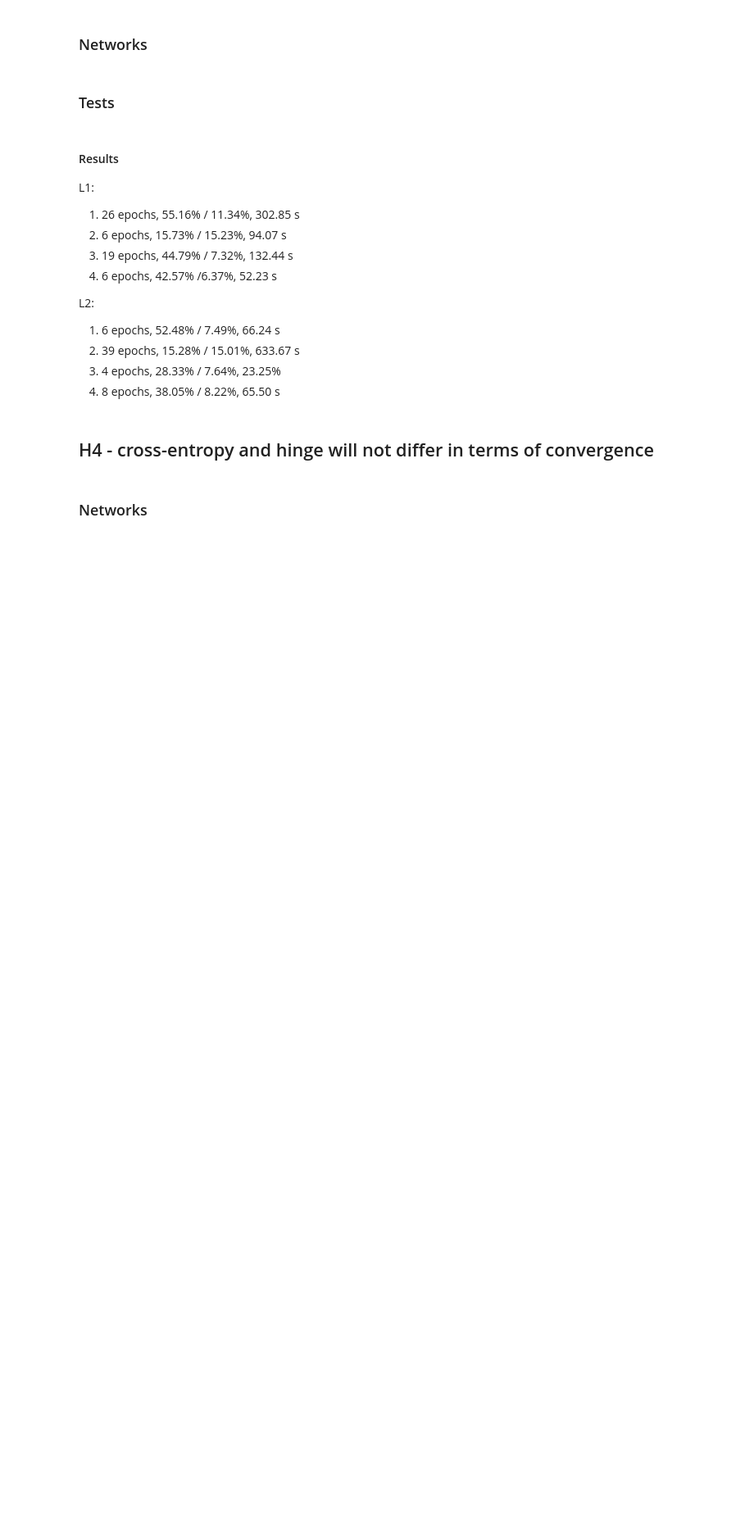
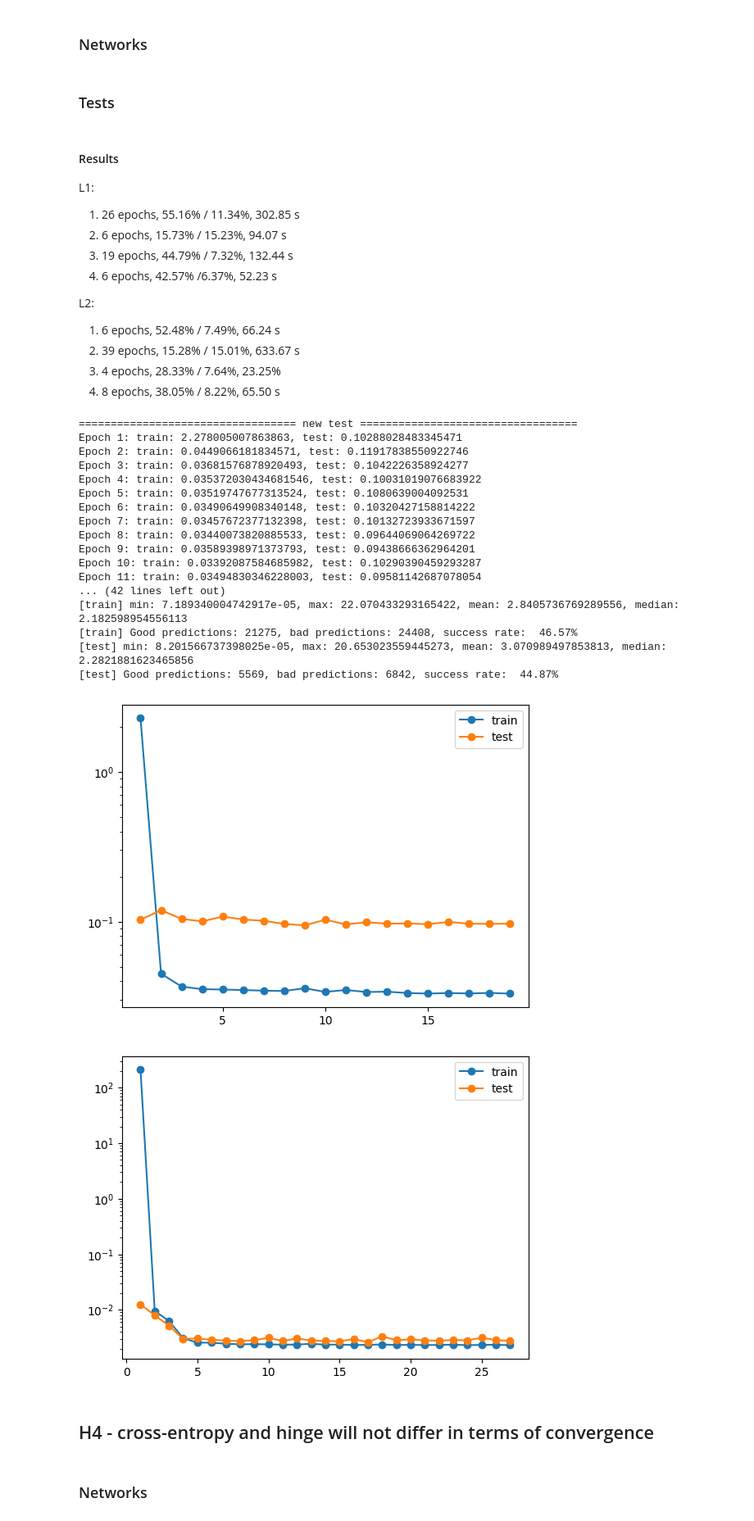
Before and after one commit to nargatte/sieci_neuronowe_3, a Jupyter notebook: tests.ipynb, the cells around one changed output. Shown: that part at 82% size. Cells and saved outputs as stored; diff of their text form; code cells hidden in the pictures; blank space fills up the shorter version.

Commit message:
few more tests

```diff
--- a/tests.ipynb
+++ b/tests.ipynb
@@ -482,6 +482,33 @@ def get_h3_net_4(loss):
     output = nn.FullConnectLayer(output, 1, d.linear, rng, 1)
 
     return nn.NeuralNetwork(output, loss, rng)
+
+def get_h3_net_5(loss):
+    rng = np.random.default_rng(1)
+
+    d1 = nn.InputLayer(120, "d1")
+    d1 = nn.FullConnectLayer(d1, 120, d.relu, rng, 0.8)
+    d2 = nn.InputLayer(120, "d2")
+    d2 = nn.FullConnectLayer(d2, 120, d.relu, rng, 0.8)
+    d3 = nn.InputLayer(120, "d3")
+    d3 = nn.FullConnectLayer(d3, 120, d.relu, rng, 0.8)
+    days = nn.MergeLayer([d1, d2, d3])
+
+    date = nn.InputLayer(1, "date")
+    coords = nn.InputLayer(2, "coords")
+    city_one_hot = nn.InputLayer(36, "city_one_hot")
+    city = nn.MergeLayer([date, coords, city_one_hot])
+
+    output = nn.MergeLayer([days, city])
+    output = nn.FullConnectLayer(output, 499, d.relu, rng, 0.8)
+    output = nn.FullConnectLayer(output, 499, d.relu, rng, 0.7)
+    output = nn.FullConnectLayer(output, 350, d.relu, rng, 0.6)
+    output = nn.FullConnectLayer(output, 250, d.relu, rng, 0.6)
+    output = nn.FullConnectLayer(output, 100, d.relu, rng, 0.6)
+    output = nn.FullConnectLayer(output, 40, d.relu, rng, 0.5)
+    output = nn.FullConnectLayer(output, 1, d.linear, rng, 1)
+
+    return nn.NeuralNetwork(output, loss, rng)
 # %% [markdown]
 ### Tests
 # %% [markdown]
@@ -534,13 +561,35 @@ def test(function, loss, train_set, test_set, params, figname):
 # %%
 test(get_h3_net_1, d.l1_loss, train_set1, test_set1, params1, "n1_l1.png")
 test(get_h3_net_2, d.l1_loss, train_set1, test_set1, params1, "n2_l1.png")
 test(get_h3_net_3, d.l1_loss, train_set1, test_set1, params1, "n3_l1.png")
 test(get_h3_net_4, d.l1_loss, train_set1, test_set1, params1, "n4_l1.png")
+test(get_h3_net_5, d.l1_loss, train_set1, test_set1, params1, "n5_l1.png")
 
 test(get_h3_net_1, d.l2_loss, train_set1, test_set1, params1, "n1_l2.png")
 test(get_h3_net_2, d.l2_loss, train_set1, test_set1, params1, "n2_l2.png")
 test(get_h3_net_3, d.l2_loss, train_set1, test_set1, params1, "n3_l2.png")
 test(get_h3_net_4, d.l2_loss, train_set1, test_set1, params1, "n4_l2.png")
+test(get_h3_net_5, d.l2_loss, train_set1, test_set1, params1, "n5_l2.png")
+# %% [output]
+================================== new test ==================================
+Epoch 1: train: 2.278005007863863, test: 0.10288028483345471
+Epoch 2: train: 0.0449066181834571, test: 0.11917838550922746
+Epoch 3: train: 0.03681576878920493, test: 0.1042226358924277
+Epoch 4: train: 0.035372030434681546, test: 0.10031019076683922
+Epoch 5: train: 0.03519747677313524, test: 0.1080639004092531
+Epoch 6: train: 0.03490649908340148, test: 0.10320427158814222
+Epoch 7: train: 0.03457672377132398, test: 0.10132723933671597
+Epoch 8: train: 0.03440073820885533, test: 0.09644069064269722
+Epoch 9: train: 0.03589398971373793, test: 0.09438666362964201
+Epoch 10: train: 0.03392087584685982, test: 0.10290390459293287
+Epoch 11: train: 0.03494830346228003, test: 0.09581142687078054
+... (42 lines left out)
+[train] min: 7.189340004742917e-05, max: 22.070433293165422, mean: 2.8405736769289556, median: 2.182598954556113
+[train] Good predictions: 21275, bad predictions: 24408, success rate:  46.57%
+[test] min: 8.201566737398025e-05, max: 20.653023559445273, mean: 3.070989497853813, median: 2.2821881623465856
+[test] Good predictions: 5569, bad predictions: 6842, success rate:  44.87%
+[figure, added]
+[figure, added]
 # %% [markdown]
 ## H4 - cross-entropy and hinge will not differ in terms of convergence
 # %% [markdown]
```
Also changed, not shown: parts of 5 cells of this notebook, 3 other files.
